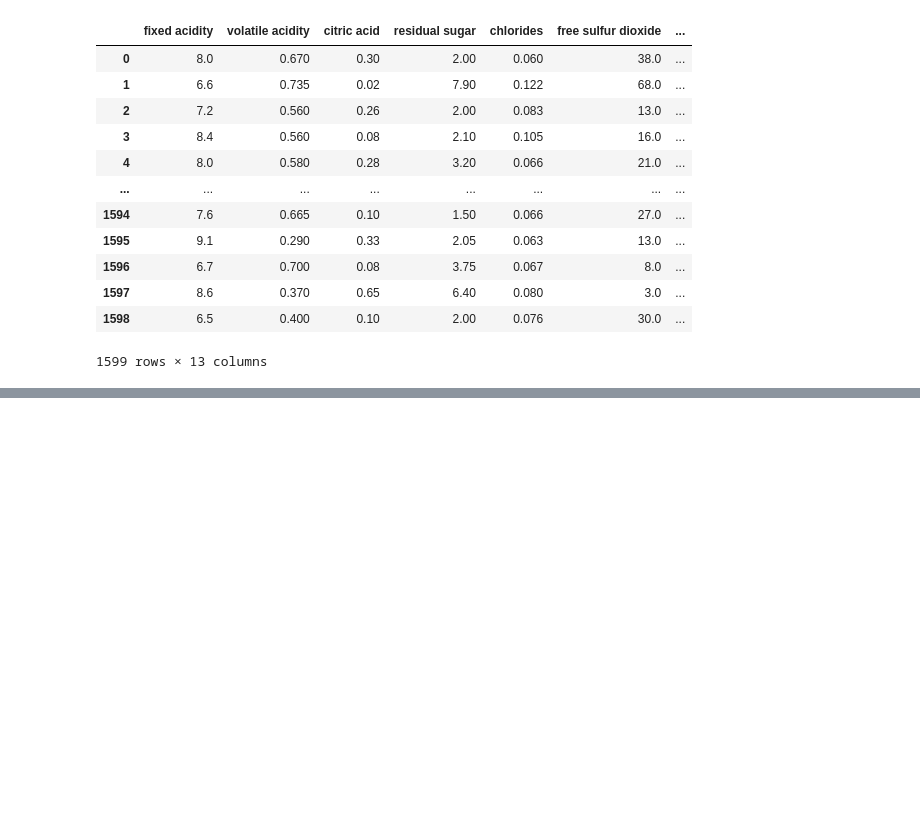
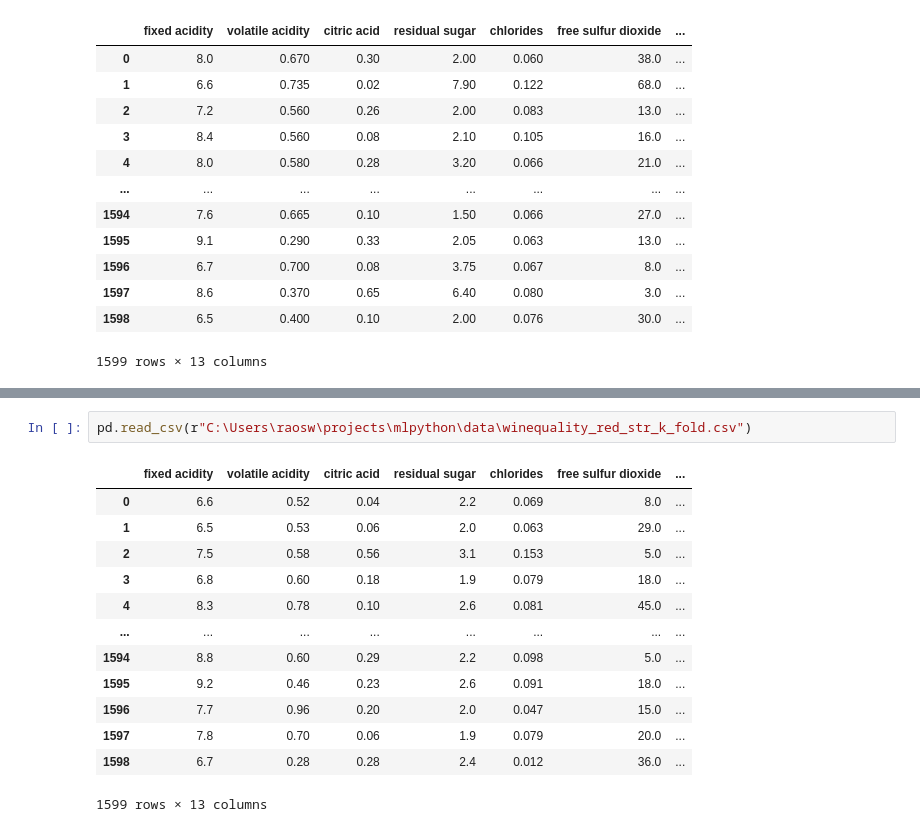
Before and after one commit to swrao5/mlpython, a Jupyter notebook: supervised/overfitting_and_cross_validation.ipynb, the cells around one changed output, grey strips where cells are left out. Saved outputs shown, nothing was run; the diff lists cells and outputs as text; blank space fills up the shorter version.

```diff
--- a/supervised/overfitting_and_cross_validation.ipynb
+++ b/supervised/overfitting_and_cross_validation.ipynb
@@ -204,0 +223,16 @@ kf.split(X=df)
+# %%
+pd.read_csv(r"C:\Users\raosw\projects\mlpython\data\winequality_red_str_k_fold.csv")
+# %% [output]
+|  | fixed acidity | volatile acidity | citric acid | residual sugar | chlorides | free sulfur dioxide | ... |
+| 0 | 6.6 | 0.52 | 0.04 | 2.2 | 0.069 | 8.0 | ... |
+| 1 | 6.5 | 0.53 | 0.06 | 2.0 | 0.063 | 29.0 | ... |
+| 2 | 7.5 | 0.58 | 0.56 | 3.1 | 0.153 | 5.0 | ... |
+| 3 | 6.8 | 0.60 | 0.18 | 1.9 | 0.079 | 18.0 | ... |
+| 4 | 8.3 | 0.78 | 0.10 | 2.6 | 0.081 | 45.0 | ... |
+| ... | ... | ... | ... | ... | ... | ... | ... |
+| 1594 | 8.8 | 0.60 | 0.29 | 2.2 | 0.098 | 5.0 | ... |
+| 1595 | 9.2 | 0.46 | 0.23 | 2.6 | 0.091 | 18.0 | ... |
+| 1596 | 7.7 | 0.96 | 0.20 | 2.0 | 0.047 | 15.0 | ... |
+| 1597 | 7.8 | 0.70 | 0.06 | 1.9 | 0.079 | 20.0 | ... |
+| 1598 | 6.7 | 0.28 | 0.28 | 2.4 | 0.012 | 36.0 | ... |
+1599 rows × 13 columns
```
Also changed, not shown: parts of 9 cells of this notebook, 1 other file.
